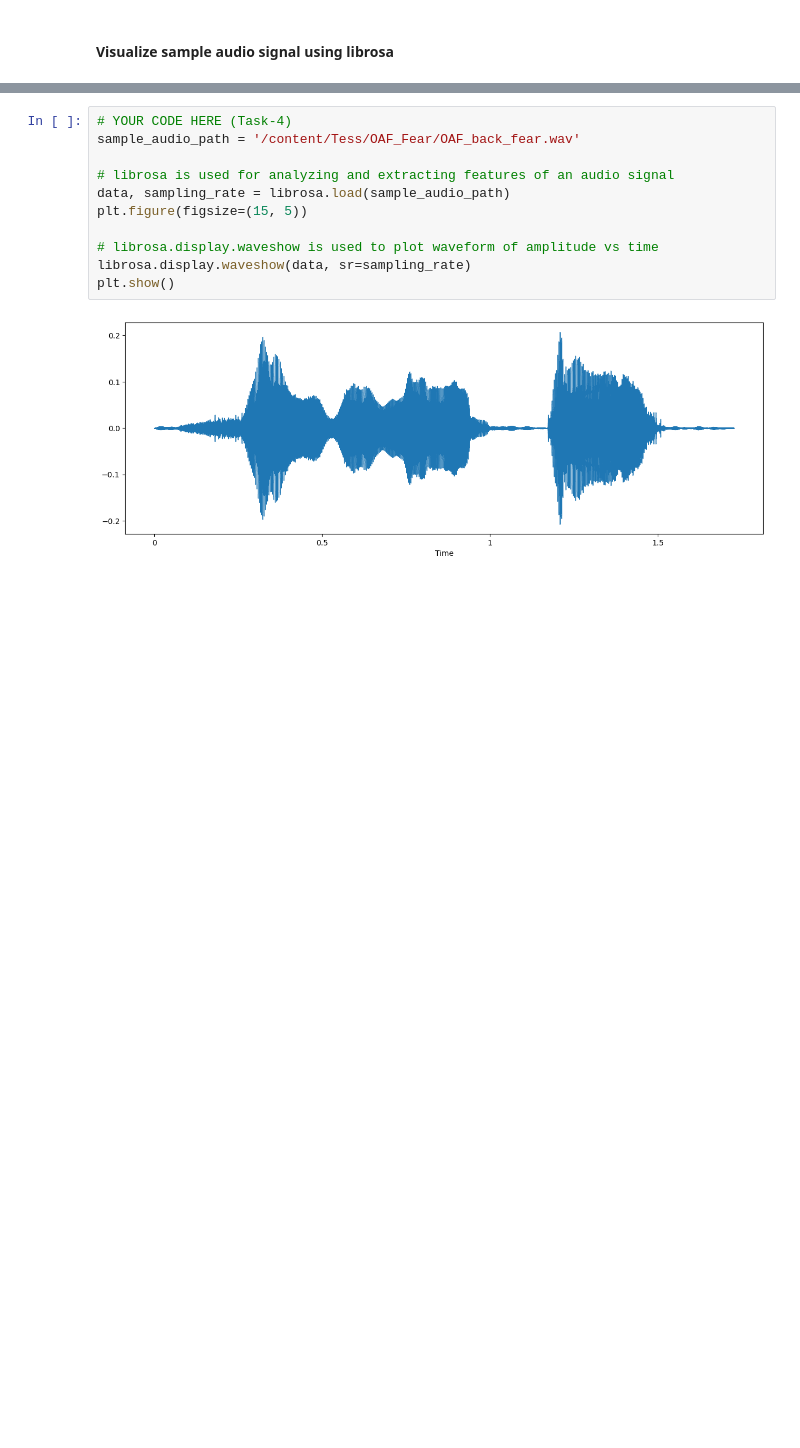
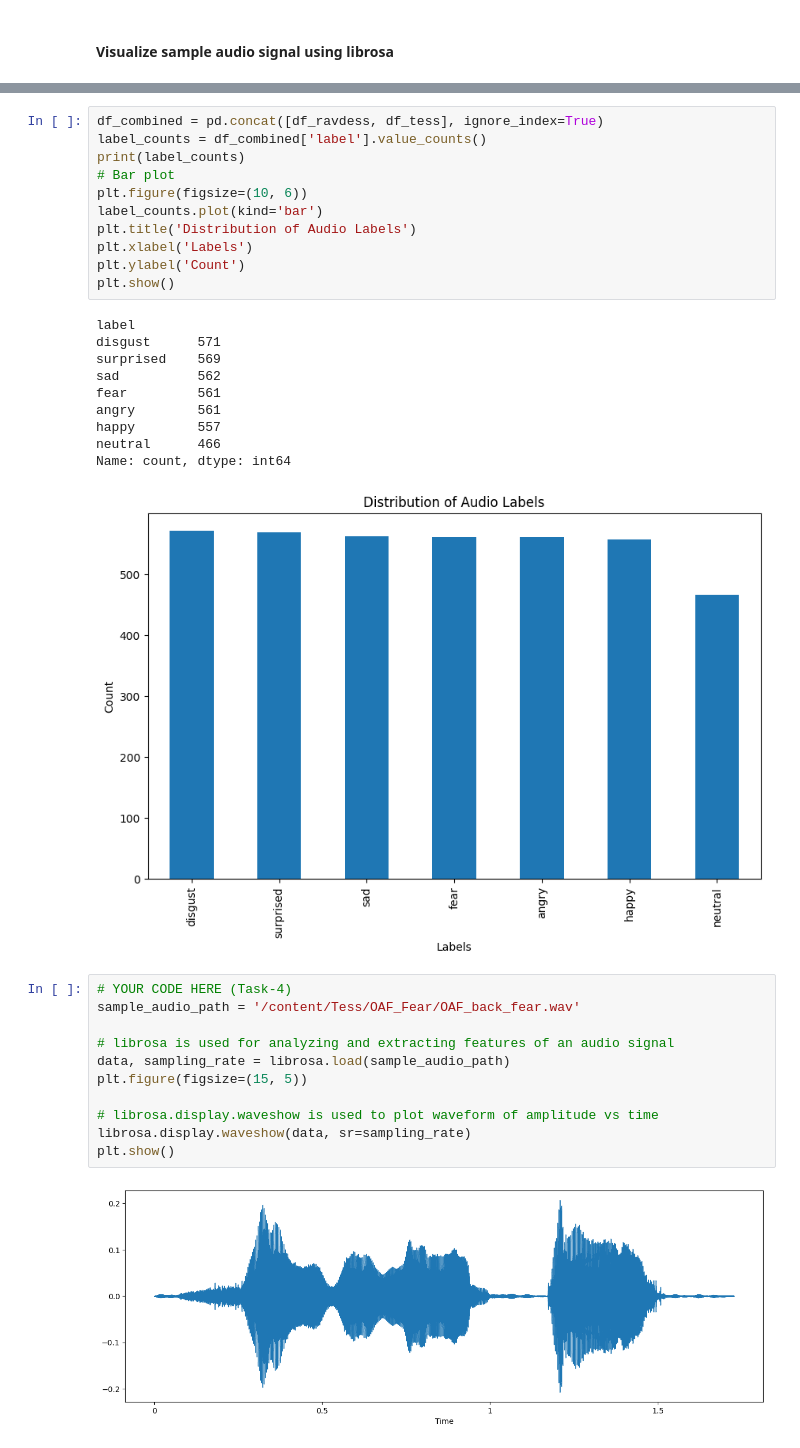
Before and after one commit to vchandraiitk/datascience, a Jupyter notebook: Vikas_M3_NB_MiniProject_3_Emotion_Classification_from_Speech.ipynb, the cells around one changed output, grey strips where cells are left out. Cells and saved outputs as stored; diff of their text form; blank space fills up the shorter version.

```diff
--- a/Vikas_M3_NB_MiniProject_3_Emotion_Classification_from_Speech.ipynb
+++ b/Vikas_M3_NB_MiniProject_3_Emotion_Classification_from_Speech.ipynb
@@ -206,3 +247,25 @@ Name: count, dtype: int64
+# %%
+df_combined = pd.concat([df_ravdess, df_tess], ignore_index=True)
+label_counts = df_combined['label'].value_counts()
+print(label_counts)
+# Bar plot
+plt.figure(figsize=(10, 6))
+label_counts.plot(kind='bar')
+plt.title('Distribution of Audio Labels')
+plt.xlabel('Labels')
+plt.ylabel('Count')
+plt.show()
+# %% [output]
+label
+disgust      571
+surprised    569
+sad          562
+fear         561
+angry        561
+happy        557
+neutral      466
+Name: count, dtype: int64
+[figure, added]
 # %%
 # YOUR CODE HERE (Task-4)
 sample_audio_path = '/content/Tess/OAF_Fear/OAF_back_fear.wav'
```
Also changed, not shown: parts of 18 cells of this notebook.
